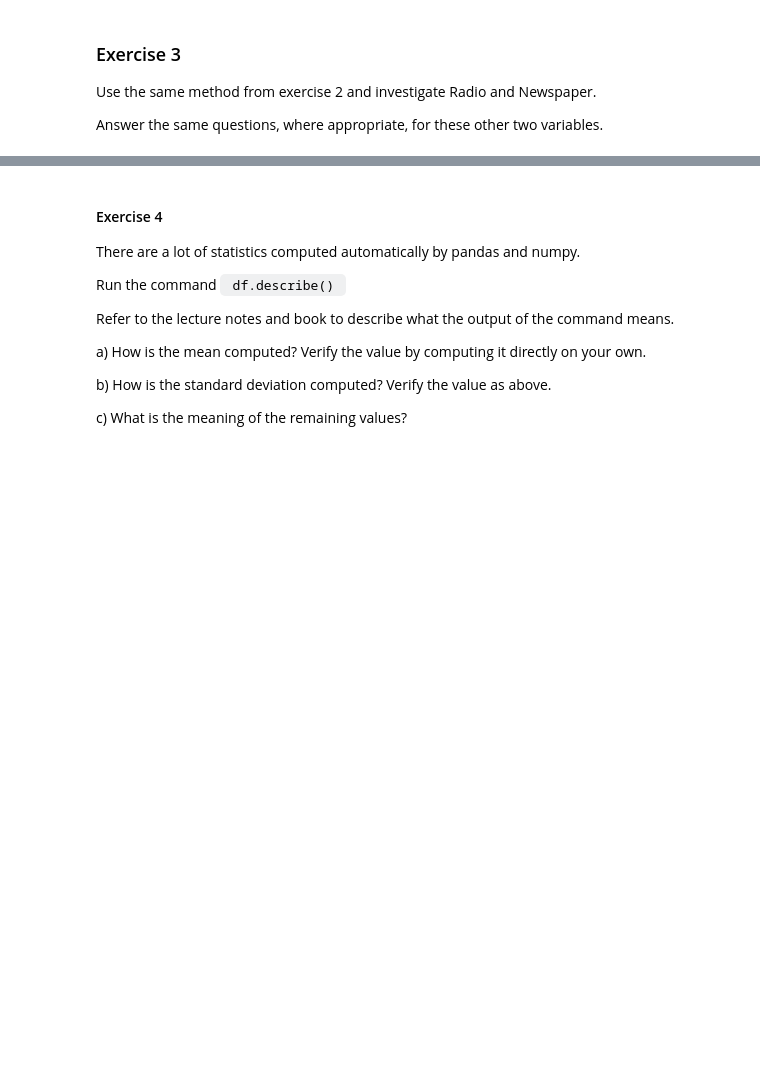
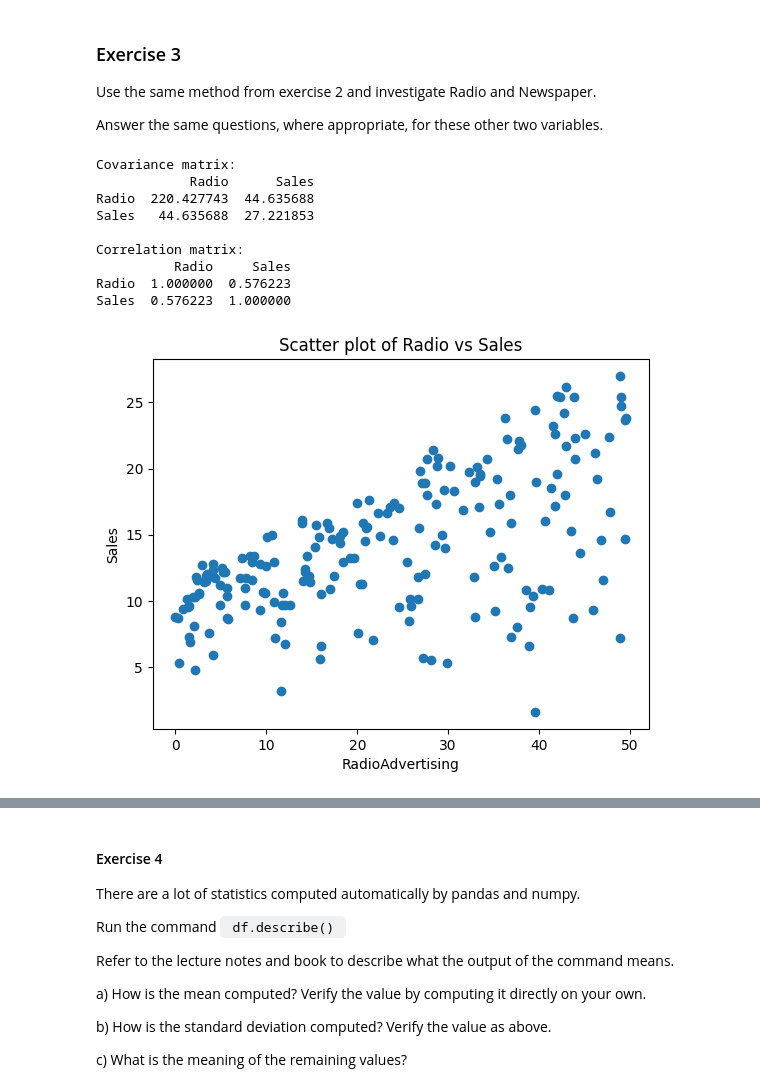
Before and after one commit to nouralahmad89-crypto/Statistiska-metoder-Nour-Alahmad, a Jupyter notebook: Excersises/P2-python-descriptive-stats.ipynb, the cells around one changed output, grey strips where cells are left out. Drawn from its saved outputs; the diff is of its cells as text; code cells hidden in the pictures; blank space fills up the shorter version.

```diff
--- a/Excersises/P2-python-descriptive-stats.ipynb
+++ b/Excersises/P2-python-descriptive-stats.ipynb
@@ -160,3 +244,32 @@ c) Can you motivate your findings with mathematical statistics?
 Use the same method from exercise 2 and investigate Radio and Newspaper.
 
 Answer the same questions, where appropriate, for these other two variables.
+# %%
+# a)
+plt.figure()
+plt.scatter(df["Radio"], df["Sales"])
+plt.xlabel("RadioAdvertising")
+plt.ylabel("Sales")
+plt.title("Scatter plot of Radio vs Sales")
+#------------------------
+# b)
+# Covariance
+cov_Radio_sales = df[["Radio", "Sales"]].cov()
+print("Covariance matrix:")
+print(cov_Radio_sales)
+
+# Correlation
+corr_Radio_sales = df[["Radio", "Sales"]].corr()
+print("\nCorrelation matrix:")
+print(corr_Radio_sales)
+# %% [output]
+Covariance matrix:
+            Radio      Sales
+Radio  220.427743  44.635688
+Sales   44.635688  27.221853
+
+Correlation matrix:
+          Radio     Sales
+Radio  1.000000  0.576223
+Sales  0.576223  1.000000
+[figure, added]
```
Also changed, not shown: parts of 16 cells of this notebook.
